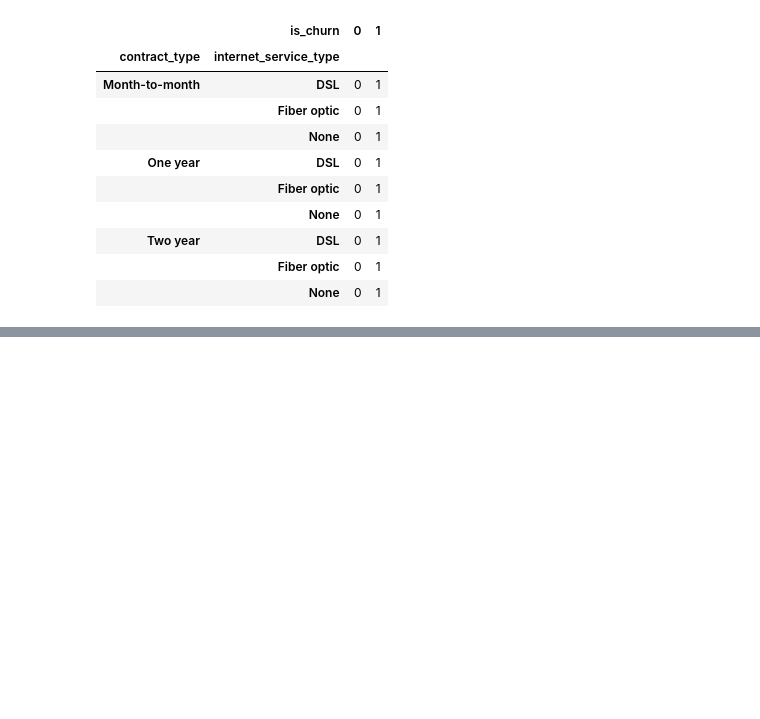
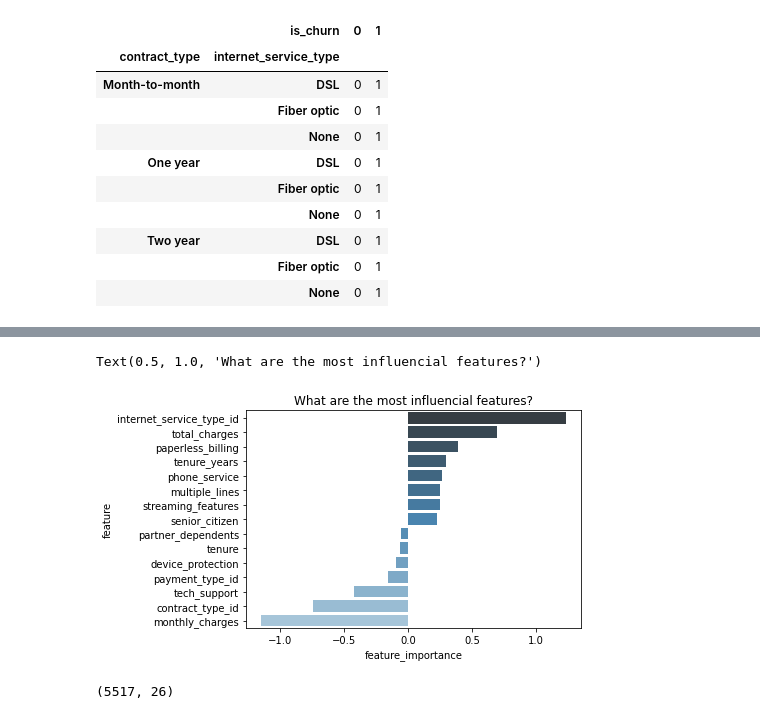
Before and after one commit to Rooster-Warrior/analyzing-customer-churn, a Jupyter notebook: Noah_working_notebook.ipynb, the cells around one changed output, grey strips where cells are left out. Saved outputs shown, nothing was run; the diff lists cells and outputs as text; code cells hidden in the pictures; blank space fills up the shorter version.

```diff
--- a/Noah_working_notebook.ipynb
+++ b/Noah_working_notebook.ipynb
@@ -260,0 +396,6 @@ pd.crosstab(columns=train.is_churn, index=([train.contract_type, train.internet_
+# %%
+train, validate, test = prepare.split_data(telco)
+y_train = train.is_churn
+y_validate = validate.is_churn
+y_test = test.is_churn
+train.shape
@@ -260,0 +415,2 @@ pd.crosstab(columns=train.is_churn, index=([train.contract_type, train.internet_
+# %%
+X_train, X_validate, X_test = prepare.full_prep_for_modeling(telco)
@@ -260,0 +421,3 @@ pd.crosstab(columns=train.is_churn, index=([train.contract_type, train.internet_
+# %%
+logict, y_pred = model.run_lg(X_train, y_train)
+evaluation["logistic_regression_1"] = y_pred
@@ -260,0 +440,16 @@ pd.crosstab(columns=train.is_churn, index=([train.contract_type, train.internet_
+# %%
+coef = logict.coef_[0]
+# We want to check that the coef array has the same number of items as there are features in our X_train dataframe.
+assert(len(coef) == X_train.shape[1])
+coef = logict.coef_[0]
+columns = X_train.columns
+df = pd.DataFrame({"feature": columns,
+                   "feature_importance": coef,
+                  })
+# %%
+df = df.sort_values(by="feature_importance", ascending=False)
+sns.barplot(data=df, x="feature_importance", y="feature", palette="Blues_d")
+plt.title("What are the most influencial features?")
+# %% [output]
+Text(0.5, 1.0, 'What are the most influencial features?')
+[figure, added]
@@ -260,0 +458,5 @@ pd.crosstab(columns=train.is_churn, index=([train.contract_type, train.internet_
+# %%
+telco = telco[telco.internet_service_type != "None"]
+telco.shape
+# %% [output]
+(5517, 26)
```
Also changed, not shown: parts of 40 cells of this notebook.
